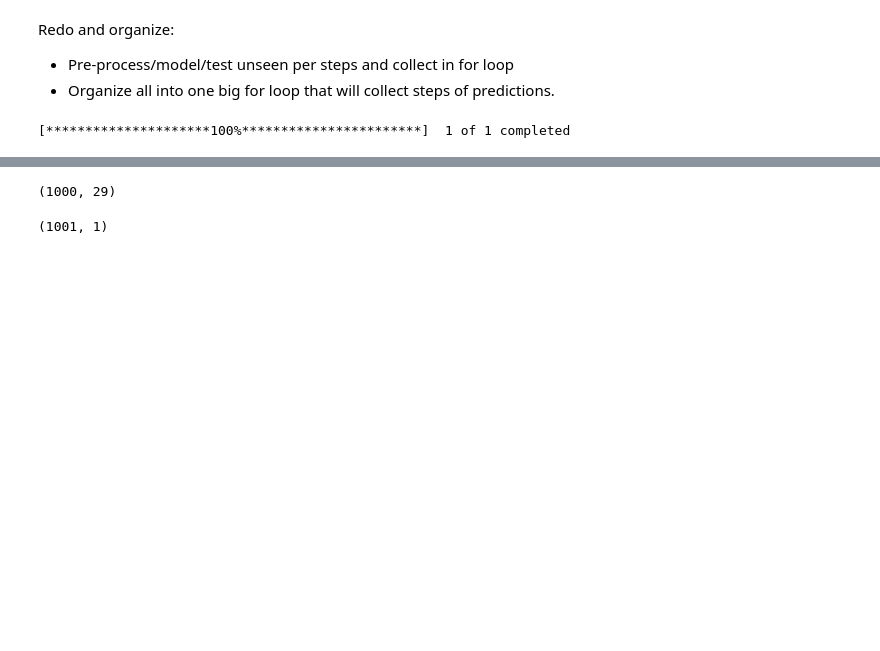
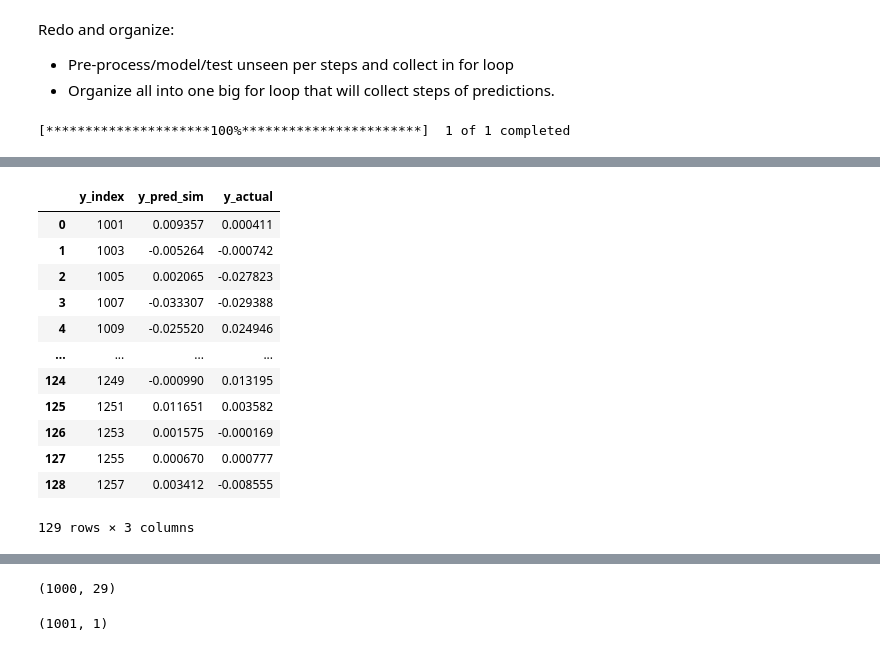
Before and after one commit to dminchev1/vmd-lstm, a Jupyter notebook: vmd_verify.ipynb, the cells around one changed output, grey strips where cells are left out. Saved outputs shown, nothing was run; the diff lists cells and outputs as text; code cells hidden in the pictures; blank space fills up the shorter version.

```diff
--- a/vmd_verify.ipynb
+++ b/vmd_verify.ipynb
@@ -229,0 +280,17 @@ collect_df.to_csv("simulator_collect.csv")  # currently every second day in orde
+# %%
+concat = simulator_result.merge(y_actual, how="left", on='y_index')
+concat
+# %% [output]
+|  | y_index | y_pred_sim | y_actual |
+| 0 | 1001 | 0.009357 | 0.000411 |
+| 1 | 1003 | -0.005264 | -0.000742 |
+| 2 | 1005 | 0.002065 | -0.027823 |
+| 3 | 1007 | -0.033307 | -0.029388 |
+| 4 | 1009 | -0.025520 | 0.024946 |
+| ... | ... | ... | ... |
+| 124 | 1249 | -0.000990 | 0.013195 |
+| 125 | 1251 | 0.011651 | 0.003582 |
+| 126 | 1253 | 0.001575 | -0.000169 |
+| 127 | 1255 | 0.000670 | 0.000777 |
+| 128 | 1257 | 0.003412 | -0.008555 |
+129 rows × 3 columns
```
Also changed, not shown: parts of 9 cells of this notebook, 3 other files.
